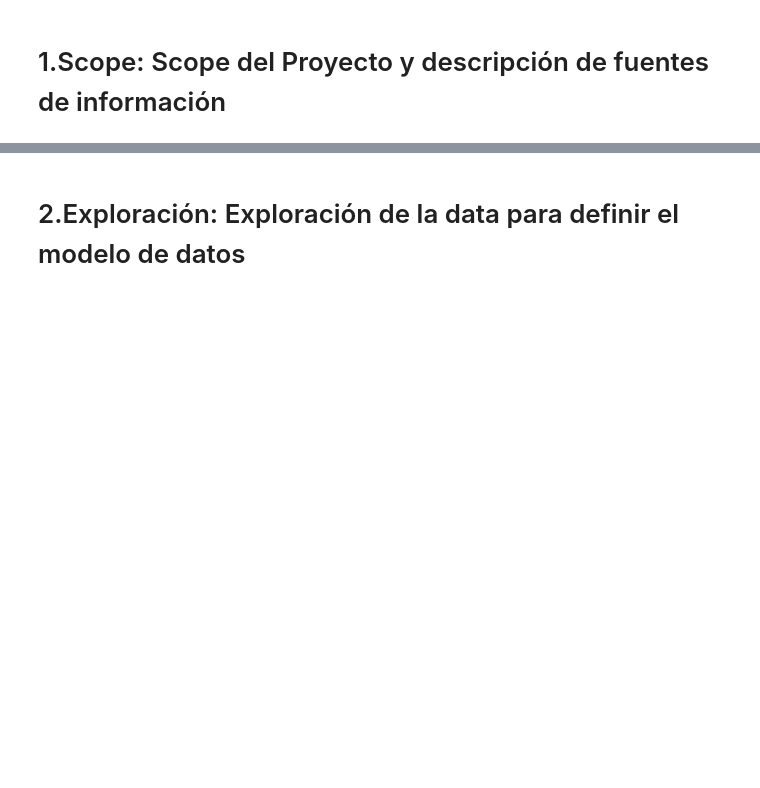
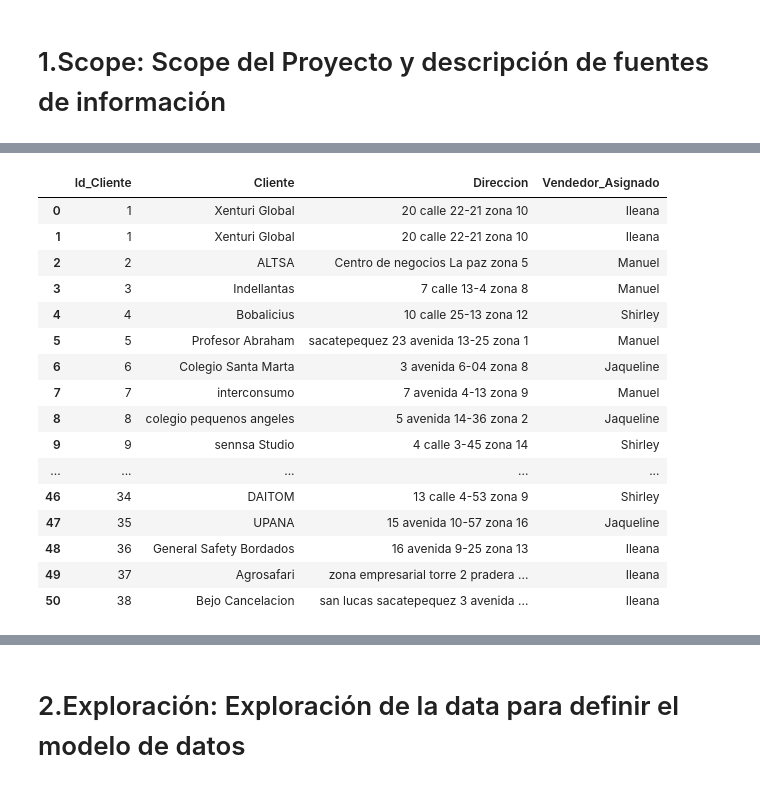
Before and after one commit to ronaldbailey/Proyecto-2---Ingenier-a-de-Datos-, a Jupyter notebook: Desarrollo_DG.ipynb, the cells around one changed output, grey strips where cells are left out. Drawn from its saved outputs; the diff is of its cells as text; code cells hidden in the pictures; blank space fills up the shorter version.

```diff
--- a/Desarrollo_DG.ipynb
+++ b/Desarrollo_DG.ipynb
@@ -256,3 +193,25 @@ datos_crudos.to_sql(name='datos_cuentas', con=mysql_driver, if_exists='replace',
+# %%
+datos_crudos_clientes = pd.read_csv('../datos/Clientes_Info.csv')
+#datos ingresados son reales, solo el numero de factura o recibo no se contaba con el, por lo que se coloco uno para posteriormente ya llenarlo con datos reales al usar el codigo.
+datos_crudos_clientes
+# %% [output]
+|  | Id_Cliente | Cliente | Direccion | Vendedor_Asignado |
+| 0 | 1 | Xenturi Global | 20 calle 22-21 zona 10 | Ileana |
+| 1 | 1 | Xenturi Global | 20 calle 22-21 zona 10 | Ileana |
+| 2 | 2 | ALTSA | Centro de negocios La paz zona 5 | Manuel |
+| 3 | 3 | Indellantas | 7 calle 13-4 zona 8 | Manuel |
+| 4 | 4 | Bobalicius | 10 calle 25-13 zona 12 | Shirley |
+| 5 | 5 | Profesor Abraham | sacatepequez 23 avenida 13-25 zona 1 | Manuel |
+| 6 | 6 | Colegio Santa Marta | 3 avenida 6-04 zona 8 | Jaqueline |
+| 7 | 7 | interconsumo | 7 avenida 4-13 zona 9 | Manuel |
+| 8 | 8 | colegio pequenos angeles | 5 avenida 14-36 zona 2 | Jaqueline |
+| 9 | 9 | sennsa Studio | 4 calle 3-45 zona 14 | Shirley |
+| ... | ... | ... | ... | ... |
+| 46 | 34 | DAITOM | 13 calle 4-53 zona 9 | Shirley |
+| 47 | 35 | UPANA | 15 avenida 10-57 zona 16 | Jaqueline |
+| 48 | 36 | General Safety Bordados | 16 avenida 9-25 zona 13 | Ileana |
+| 49 | 37 | Agrosafari | zona empresarial torre 2 pradera ... | Ileana |
+| 50 | 38 | Bejo Cancelacion | san lucas sacatepequez 3 avenida ... | Ileana |
 # %%
 ! git fetch
 ! git merge
```
Also changed, not shown: parts of 44 cells of this notebook.
